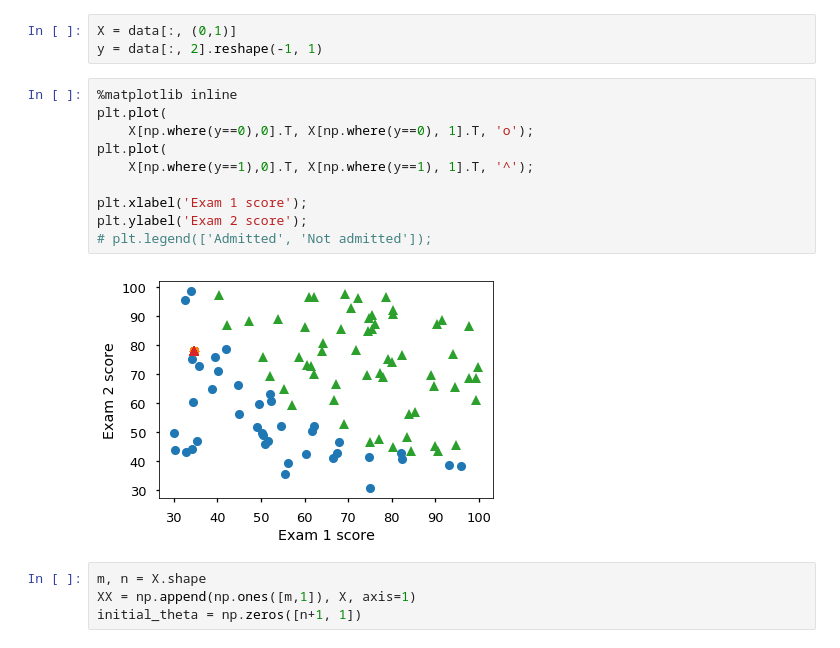
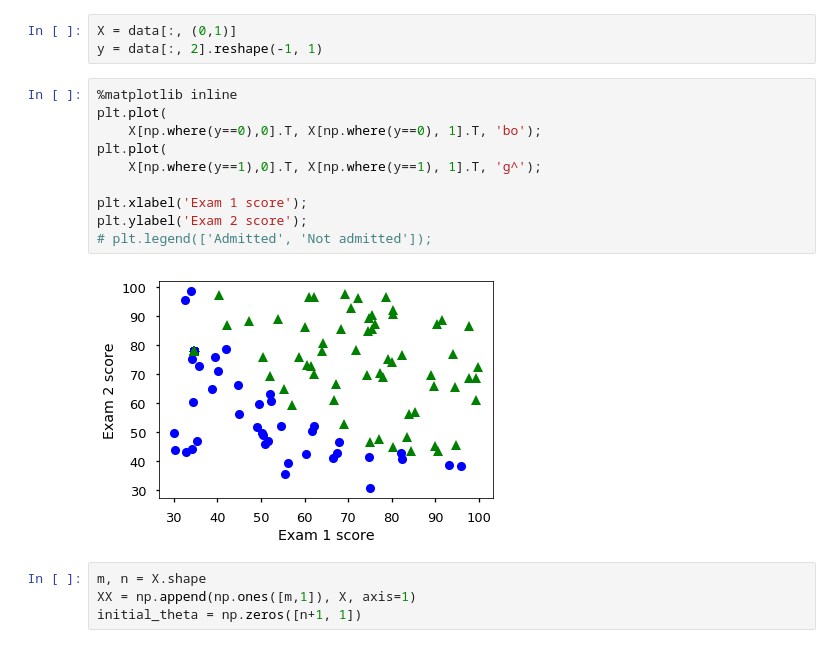
Before and after one commit to iamcuigang/ipy_sci, a Jupyter notebook: ML_AndrewNg/ex2.ipynb, the cells around one changed output. Cells and saved outputs as stored; diff of their text form.

```diff
--- a/ML_AndrewNg/ex2.ipynb
+++ b/ML_AndrewNg/ex2.ipynb
@@ -22,15 +22,15 @@ y = data[:, 2].reshape(-1, 1)
 # %%
 %matplotlib inline
 plt.plot(
-    X[np.where(y==0),0].T, X[np.where(y==0), 1].T, 'o');
+    X[np.where(y==0),0].T, X[np.where(y==0), 1].T, 'bo');
 plt.plot(
-    X[np.where(y==1),0].T, X[np.where(y==1), 1].T, '^');
+    X[np.where(y==1),0].T, X[np.where(y==1), 1].T, 'g^');
 
 plt.xlabel('Exam 1 score');
 plt.ylabel('Exam 2 score');
 # plt.legend(['Admitted', 'Not admitted']);
 # %% [output]
-[figure, old version]
+[figure, new version]
 # %%
 m, n = X.shape
 XX = np.append(np.ones([m,1]), X, axis=1)
```
Also changed, not shown: parts of 7 cells of this notebook, 2 other files.
